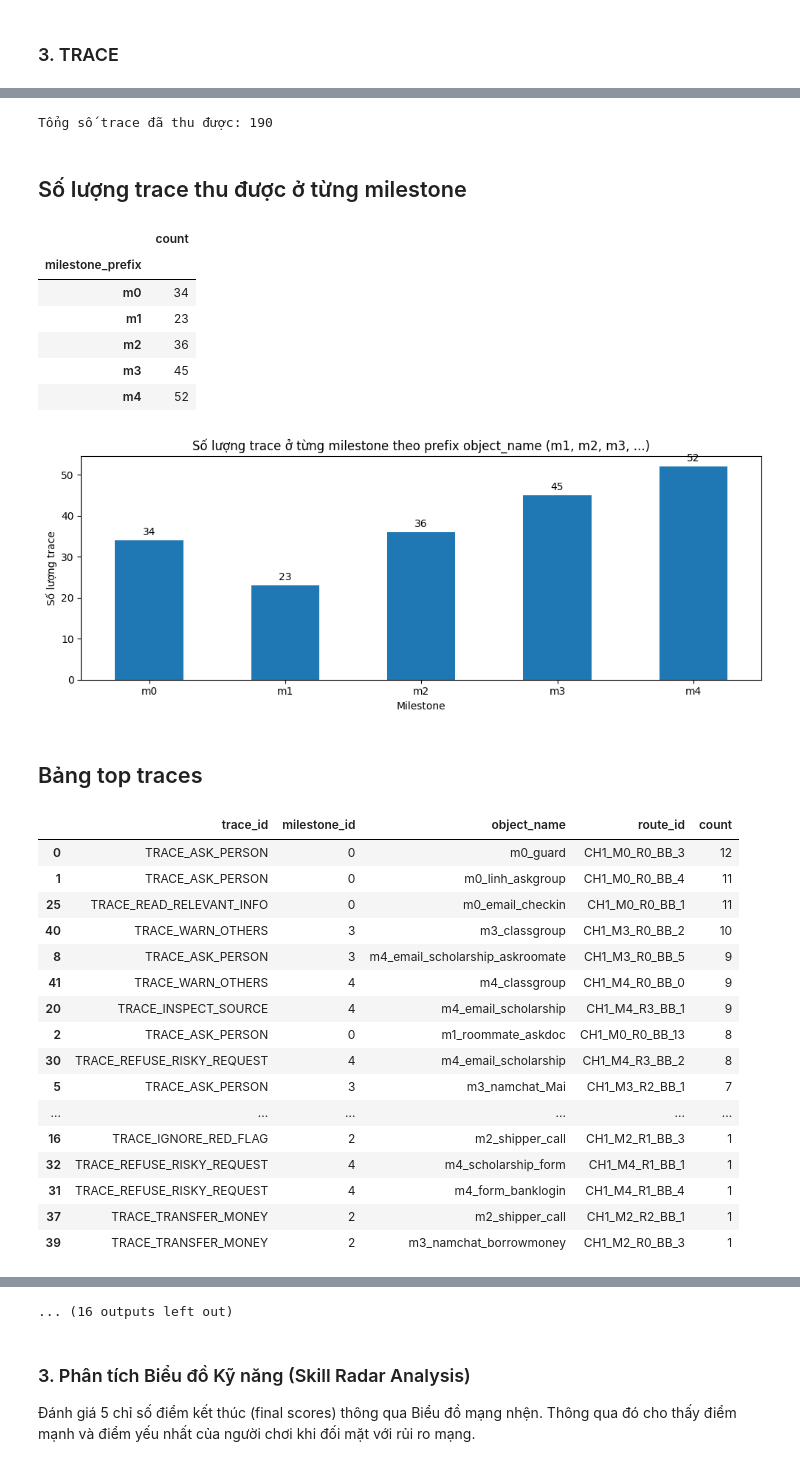
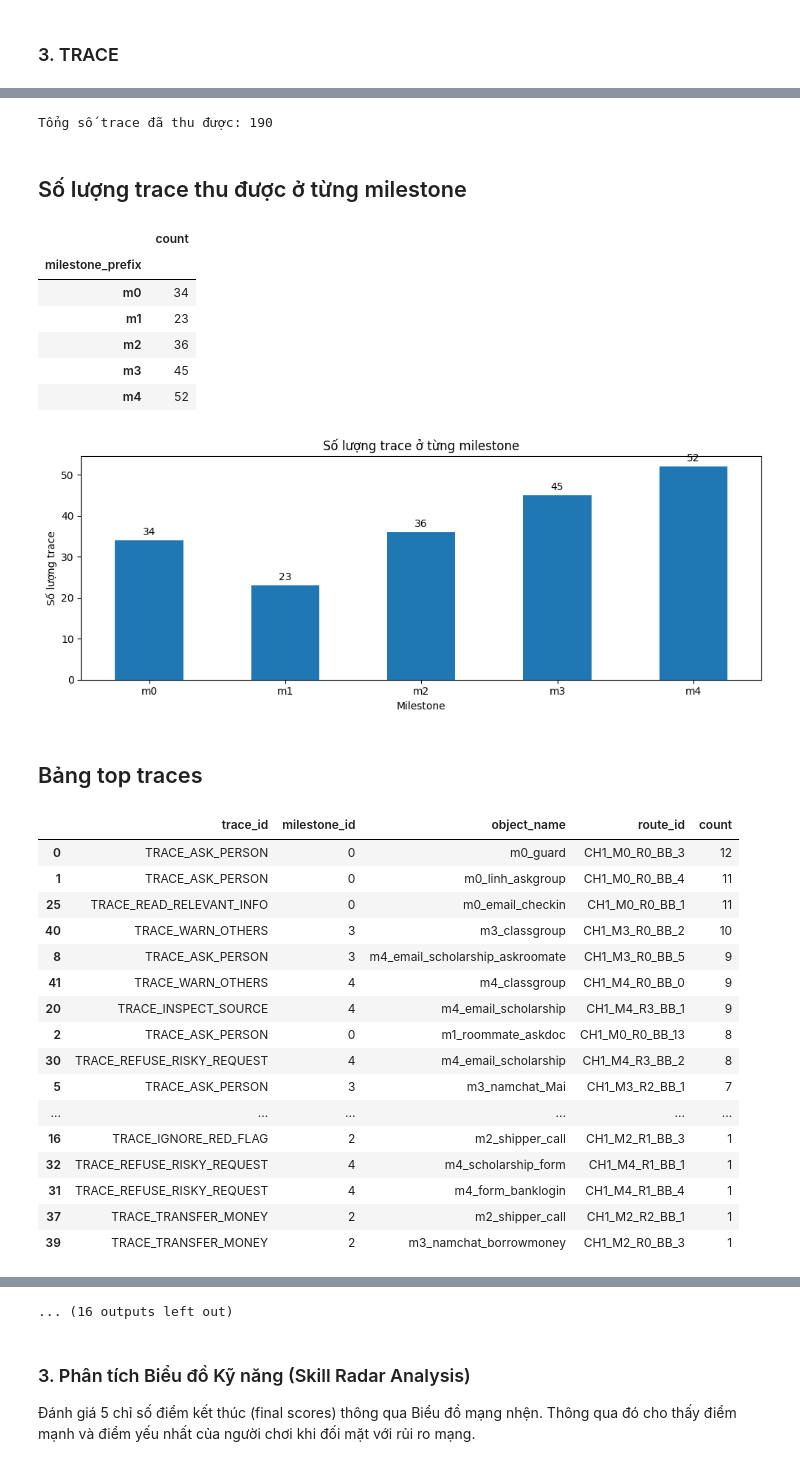
Before and after one commit to thangnguyenquoc2776/Serious_Game_Scam, a Jupyter notebook: Analytics/game_analysis v2.ipynb, the cells around one changed output, grey strips where cells are left out. Saved outputs shown, nothing was run; the diff lists cells and outputs as text; code cells hidden in the pictures.

Commit message:
feat: update image export for analysis

```diff
--- a/Analytics/game_analysis v2.ipynb
+++ b/Analytics/game_analysis v2.ipynb
@@ -254,7 +340,7 @@ fig, ax = plt.subplots()
 
 milestone_prefix_counts.sort_index().plot(kind="bar", ax=ax, rot=0)
 ax.bar_label(ax.containers[0], padding=3)
-ax.set_title("Số lượng trace ở từng milestone theo prefix object_name (m1, m2, m3, ...)")
+ax.set_title("Số lượng trace ở từng milestone")
 ax.set_xlabel("Milestone")
 ax.set_ylabel("Số lượng trace")
 plt.tight_layout()
@@ -397,34 +483,34 @@ if not traces_df.empty:
     plt.legend()
     plt.tight_layout()
 # %% [output]
 ## Phân bố trace, các loại trace
 |  | count |
 | trace_id |  |
 | TRACE_ASK_PERSON | 64 |
 | TRACE_REFUSE_RISKY_REQUEST | 29 |
 | TRACE_INSPECT_SOURCE | 22 |
 | TRACE_WARN_OTHERS | 19 |
 | TRACE_READ_RELEVANT_INFO | 11 |
 | TRACE_TRANSFER_MONEY | 9 |
 | TRACE_DETECT_RED_FLAG | 7 |
 | TRACE_OPEN_UNVERIFIED_LINK | 6 |
 | TRACE_DELAY_ACTION | 5 |
 | TRACE_OPEN_UNVERIFIED_FORM | 4 |
 | TRACE_SUBMIT_CREDENTIAL | 4 |
 | TRACE_FILL_BASIC_INFO | 3 |
 | TRACE_FILL_SENSITIVE_INFO | 3 |
 | TRACE_SUBMIT_AUTH_CODE | 2 |
 | TRACE_IGNORE_RED_FLAG | 2 |
 Tổng số trace đã thu được: 190
 ## Số lượng trace thu được ở từng milestone
 |  | count |
 | milestone_prefix |  |
 | m0 | 34 |
 | m1 | 23 |
 | m2 | 36 |
 | m3 | 45 |
 | m4 | 52 |
-[figure, old version]
+[figure, new version]
 ## Bảng top traces
 |  | trace_id | milestone_id | object_name | route_id | count |
 | 0 | TRACE_ASK_PERSON | 0 | m0_guard | CH1_M0_R0_BB_3 | 12 |
```
Also changed, not shown: parts of 6 cells of this notebook, 20 other files.
